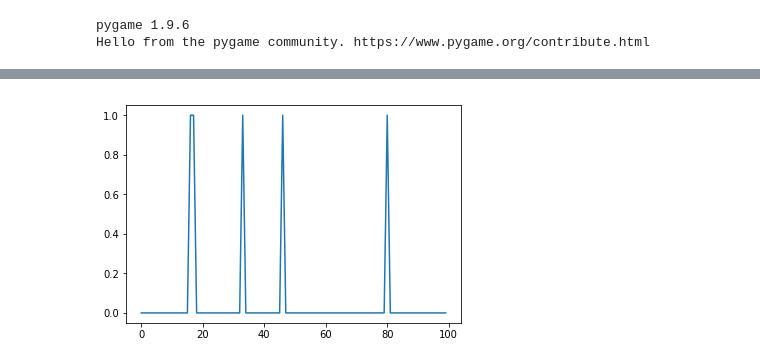
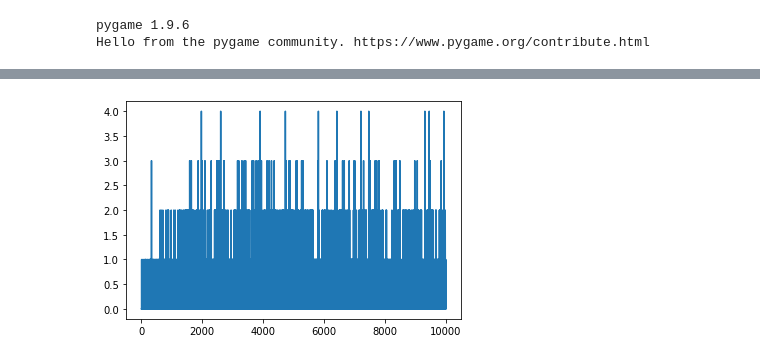
Before and after one commit to Tej780/SnakeAI, a Jupyter notebook: torchSnake.ipynb, the cells around one changed output, grey strips where cells are left out. Drawn from its saved outputs; the diff is of its cells as text; code cells hidden in the pictures.

Commit message:
Debug Pytorch snake DQN

```diff
--- a/torchSnake.ipynb
+++ b/torchSnake.ipynb
@@ -29,7 +36,7 @@ class Net(nn.Module):
         #print(x)
         x = F.relu(self.fc1(x))
         x = F.relu(self.fc2(x))
-        x = F.softmax(self.fc3(x),dim=0)
+        x = F.softmax(self.fc3(x),dim=1)
         #print(x[0][0].item())
         return x
 # %%
@@ -121,54 +138,57 @@ class DQNAgent:
     def update_target_weights(self):
         self.target_network.load_state_dict(self.DQN.state_dict())
 # %%
-EPOCHS = 200
-EPISODES = 100
+EPISODES = 10000
 DURATION = 500
-SS = 20
+SS = 30
 tau = 100
 # %%
-for epoch in range(EPOCHS):
-    # Initialise environment
-    print('EPOCH: ', epoch)
-    render = False
-    env = SnakeEnvironment(screenSize = SS,render = render)
-    state_size = len(env.state)
-    action_size = len(env.actions)
-    memory = deque(maxlen=2000)
-    agent = DQNAgent(state_size, action_size)
-    agent.load("snake-v4-dqn.pt")
-    batch_size = 30
-    scores=[]
-    for e in range(EPISODES):
-        env = SnakeEnvironment(screenSize = SS, render=render)
-        state = env.state
-        state = np.reshape(state, [1, state_size])
-        apples_collected = 0
-        for time in range(DURATION+1):
-            action = agent.act(state)
-            next_state, reward, done, apple = env.step(action)
-            apples_collected += apple
-            next_state = np.reshape(next_state, [1, state_size])
-            if time == DURATION:
-                reward += 10
-            if reward != 0:
-                agent.remember(state, action, reward, next_state, done)
-            state = next_state
-            if done or time == DURATION:
+render = False
+env = SnakeEnvironment(screenSize = SS,render = render)
+state_size = len(env.state)
+action_size = len(env.actions)
+memory = deque(maxlen=2000)
+agent = DQNAgent(state_size, action_size)
+agent.load("snake-v4-dqn.pt")
+batch_size = 30
+scores = []
+apples = []
+losses = []
+for e in range(EPISODES):
+    env = SnakeEnvironment(screenSize = SS, render=render)
+    state = env.state
+    state = np.reshape(state, [1, state_size])
+    apples_collected = 0
+    for time in range(DURATION+1):
+        action = agent.act(state)
+        next_state, reward, done, apple = env.step(action)
+        apples_collected += apple
+        next_state = np.reshape(next_state, [1, state_size])
+        if time == DURATION:
+            reward += 10
+        if reward != 0:
+            agent.remember(state, action, reward, next_state, done)
+        state = next_state
+        if done or time == DURATION:
+
+            if e % (EPISODES/10) == 0:
+                pass
                 #print("episode: {}/{}, score: {}, e: {:.2}".format(e, EPISODES, apples_collected, agent.epsilon))
-                scores.append(env.totalReward)
-                break
-            if time % tau == 0:
-                agent.update_target_weights()
+            scores.append(env.totalReward)
+            apples.append(apples_collected)
+            losses.append(agent.loss)
+            break
+        if time % tau == 0:
+            agent.update_target_weights()
 
 
-                if agent.memory_size > batch_size:
-                    agent.replay(batch_size)
+            if agent.memory_size > batch_size:
+                agent.replay(batch_size)
 
-        if e % 10 == 0:
-            agent.save("snake-v4-dqn.pt")
+    if e % 10 == 0:
+        agent.save("snake-v4-dqn.pt")
 
-
-plt.plot(range(len(scores)),scores)
+avg_loss = np.array(losses).mean(axis=0)
+plt.plot(range(len(apples)),apples)
 plt.show()
 # %% [output]
@@ -192 +195 @@ EPOCH:  199
-[figure, old version]
+[figure, new version]
```
Also changed, not shown: parts of 5 cells of this notebook, 2 other files.
